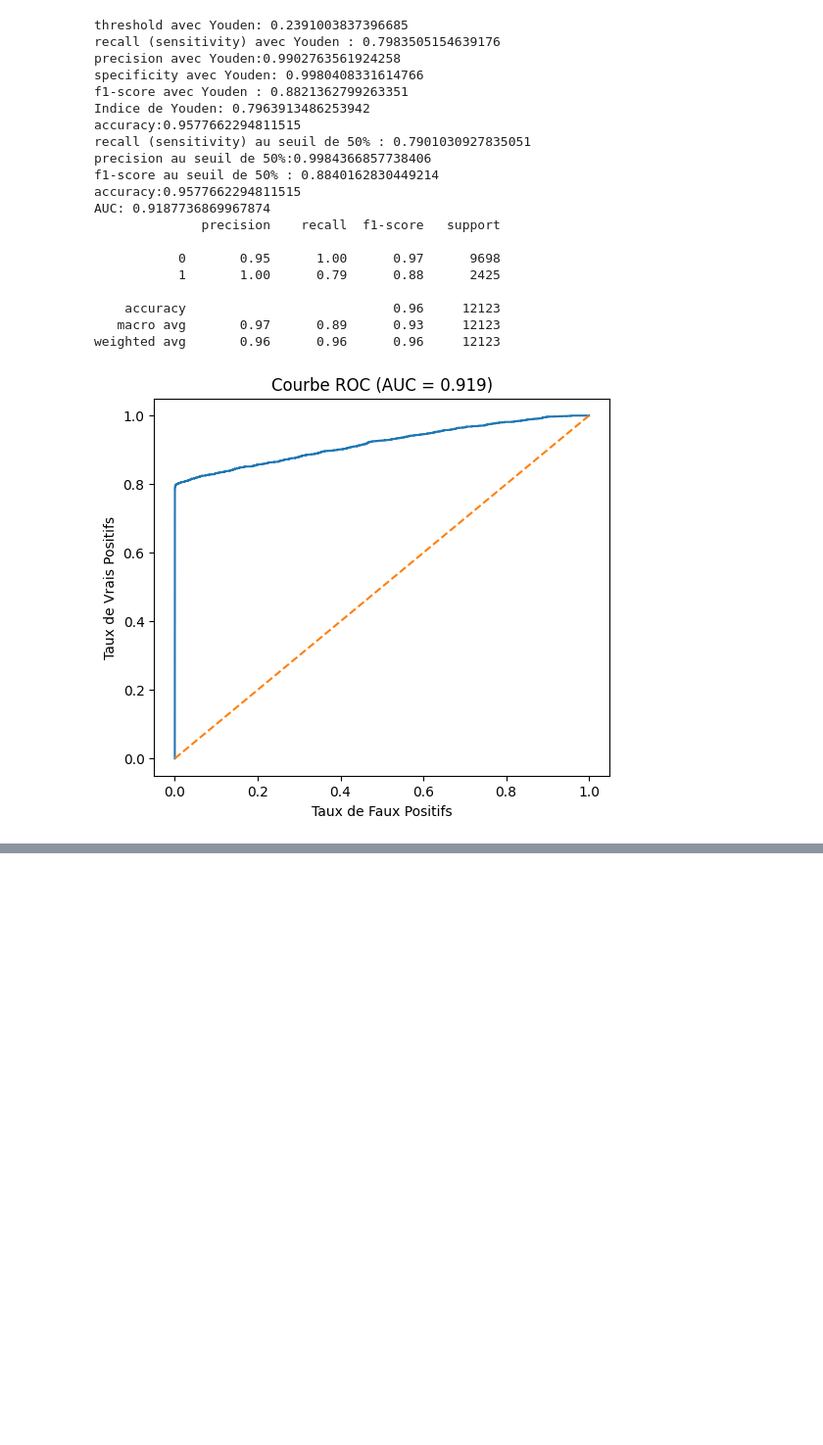
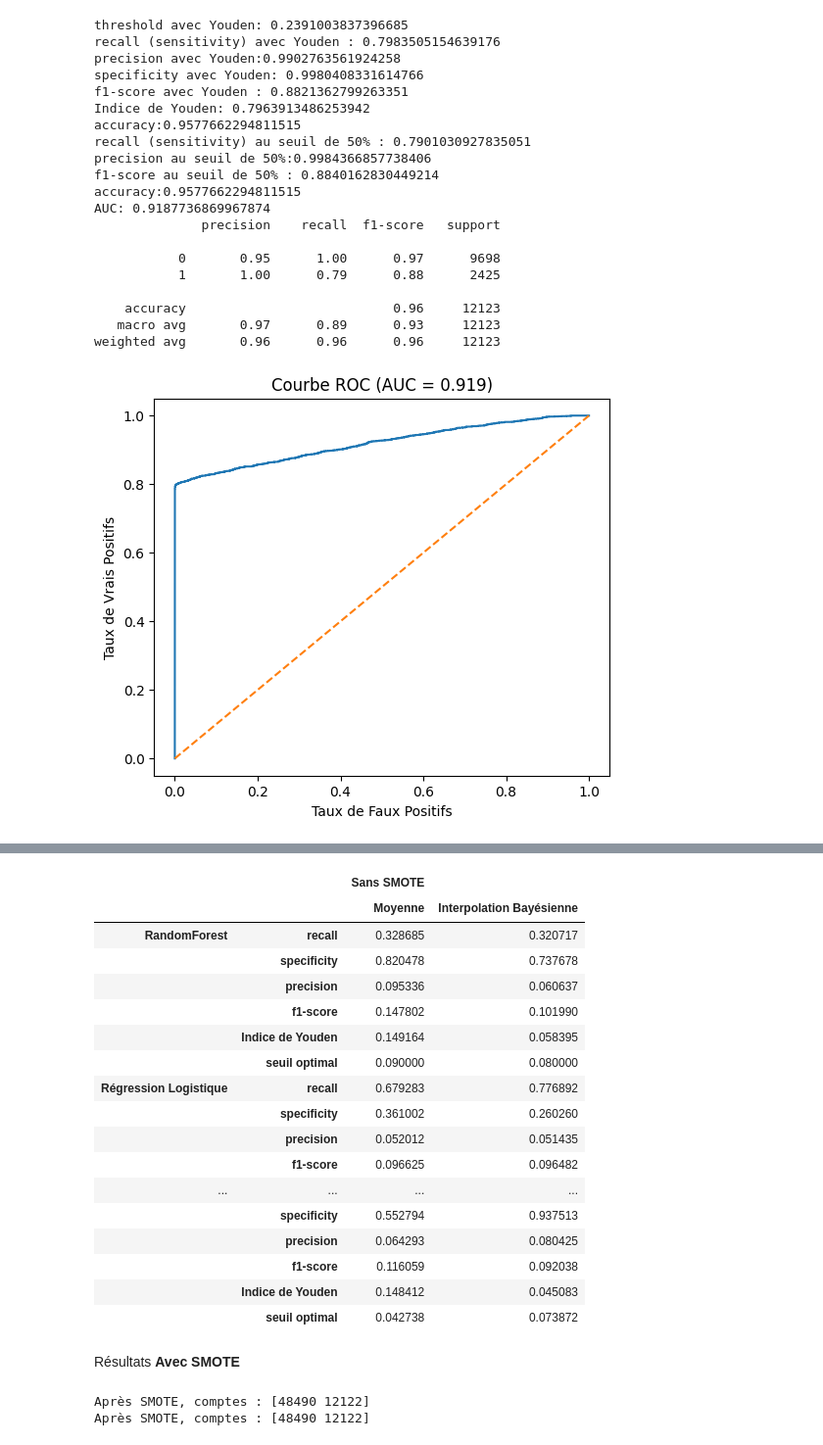
Before and after one commit to Lanier777/PROJET_STATAPP_MILLIMAN, a Jupyter notebook: Analyse descriptive "Fraud Detection Dataset"/Comparaison des modèles.ipynb, the cells around one changed output, grey strips where cells are left out. Shown at 98% size. Saved outputs shown, nothing was run; the diff lists cells and outputs as text; code cells hidden in the pictures; blank space fills up the shorter version.

Commit message:
Synthèse Métriques + AUC (tableaux de valeurs)

```diff
--- a/Analyse descriptive "Fraud Detection Dataset"/Comparaison des modèles.ipynb
+++ b/Analyse descriptive "Fraud Detection Dataset"/Comparaison des modèles.ipynb
@@ -290,3 +292,11 @@ dtype: float64
+# %%
+def separation(data):
+    y=data['Fraudulent']
+    X=data.drop(columns=['Fraudulent'])
+    # Encodage des colonnes catégorielles
+    for col in X.select_dtypes(include=['object','category']).columns:
+        X[col] = LabelEncoder().fit_transform(X[col].astype(str))
+    return X, y
 # %%
 # Encodage des colonnes catégorielles
 for col in X.select_dtypes(include=['object','category']).columns:
@@ -294,6 +304,7 @@ for col in X.select_dtypes(include=['object','category']).columns:
 # %% [markdown]
 ### **Implémentation des modèles de classification**
 # %%
+X, y = separation(df_mean)
 X_train, X_test, y_train, y_test = train_test_split(X, y, test_size=0.2,
 random_state=42, stratify=y)
 # %% [markdown]
@@ -951,0 +981,7 @@ weighted avg       0.96      0.96      0.96     12123
+# %%
+X, y = separation(df_mean)
+P, q = separation(df_interpolation)
+X_train, X_test, y_train, y_test = train_test_split(X, y, test_size=0.2,
+random_state=42, stratify=y)
+P_train, P_test, q_train, q_test = train_test_split(P, q, test_size=0.2,
+random_state=42, stratify=y)
@@ -951,0 +990,21 @@ weighted avg       0.96      0.96      0.96     12123
+# %%
+no_smote_col = pd.MultiIndex.from_tuples([('Sans SMOTE','Moyenne', 'recall'),('Sans SMOTE','Moyenne', 'specificity'),
+                                       ('Sans SMOTE','Moyenne', 'precision'),('Sans SMOTE','Moyenne', 'f1-score'),
+                                       ('Sans SMOTE','Moyenne', 'Indice de Youden'),('Sans SMOTE','Moyenne', 'seuil optimal'),
+                                       ('Sans SMOTE','Interpolation Bayésienne', 'recall'),('Sans SMOTE','Interpolation Bayésienne', 'specificity'),
+                                       ('Sans SMOTE','Interpolation Bayésienne', 'precision'),('Sans SMOTE','Interpolation Bayésienne', 'f1-score'),
+                                       ('Sans SMOTE','Interpolation Bayésienne', 'Indice de Youden'),('Sans SMOTE','Interpolation Bayésienne', 'seuil optimal')])
+
+smote_col = pd.MultiIndex.from_tuples([('Avec SMOTE','Interpolation Bayésienne', 'recall'),('Avec SMOTE','Interpolation Bayésienne', 'specificity'),
+                                       ('Avec SMOTE','Interpolation Bayésienne', 'precision'),('Avec SMOTE','Interpolation Bayésienne', 'f1-score'),
+                                       ('Avec SMOTE','Interpolation Bayésienne', 'Indice de Youden'),('Avec SMOTE','Interpolation Bayésienne', 'seuil optimal')])
+
+
+list=[random_forest,logistic,svm,light_gbm]
+M=[]
+for modele in list:
+    y_pred, y_pred_proba = modele(X_train, y_train, X_test, y_test)
+    q_pred, q_pred_proba = modele(P_train, q_train, P_test, q_test)
+    L=metrics(y_pred, y_pred_proba,X_test, y_test,True) + metrics(q_pred, q_pred_proba,P_test, q_test,True)
+    M.append(L)
+df = pd.DataFrame(M,index=['RandomForest','Régression Logistique','SVM','LightGBM'],columns=no_smote_col)
@@ -951,0 +1028,33 @@ weighted avg       0.96      0.96      0.96     12123
+# %%
+df.stack(future_stack=True)
+# %% [output]
+|  |  | Sans SMOTE |  |
+|  |  | Moyenne | Interpolation Bayésienne |
+| RandomForest | recall | 0.328685 | 0.320717 |
+|  | specificity | 0.820478 | 0.737678 |
+|  | precision | 0.095336 | 0.060637 |
+|  | f1-score | 0.147802 | 0.101990 |
+|  | Indice de Youden | 0.149164 | 0.058395 |
+|  | seuil optimal | 0.090000 | 0.080000 |
+| Régression Logistique | recall | 0.679283 | 0.776892 |
+|  | specificity | 0.361002 | 0.260260 |
+|  | precision | 0.052012 | 0.051435 |
+|  | f1-score | 0.096625 | 0.096482 |
+| ... | ... | ... | ... |
+|  | specificity | 0.552794 | 0.937513 |
+|  | precision | 0.064293 | 0.080425 |
+|  | f1-score | 0.116059 | 0.092038 |
+|  | Indice de Youden | 0.148412 | 0.045083 |
+|  | seuil optimal | 0.042738 | 0.073872 |
+# %% [markdown]
+Résultats **Avec SMOTE**
+# %%
+X_s, y_s = smote(X,y,0.2)
+P_s, q_s =smote(P,q,0.2)
+X_train_s, X_test_s, y_train_s, y_test_s = train_test_split(X_s, y_s, test_size=0.2,
+random_state=42, stratify=y_s)
+P_train_s, P_test_s, q_train_s, q_test_s = train_test_split(P_s, q_s, test_size=0.2,
+random_state=42, stratify=q_s)
+# %% [output]
+Après SMOTE, comptes : [48490 12122]
+Après SMOTE, comptes : [48490 12122]
```
Also changed, not shown: parts of 17 cells of this notebook.
